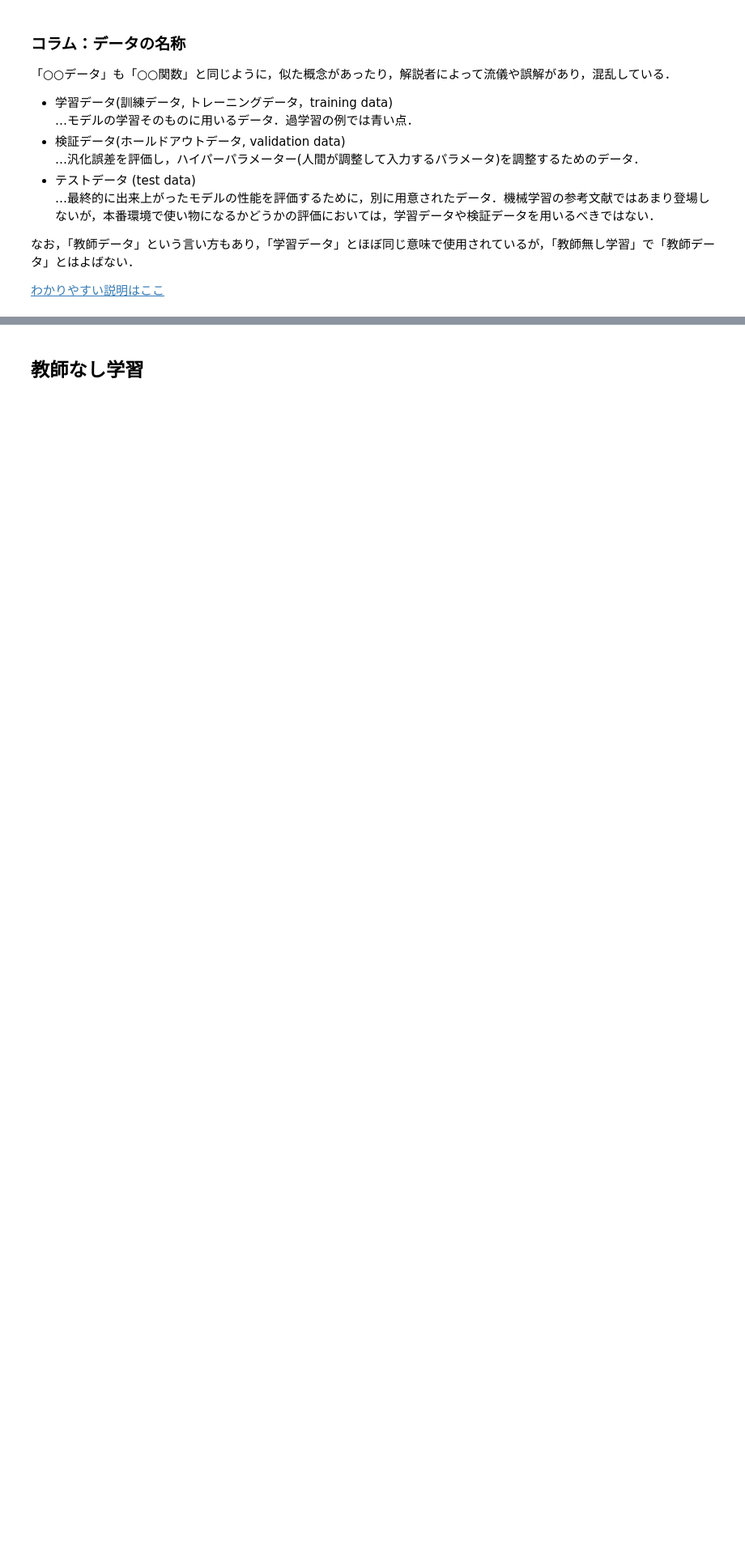
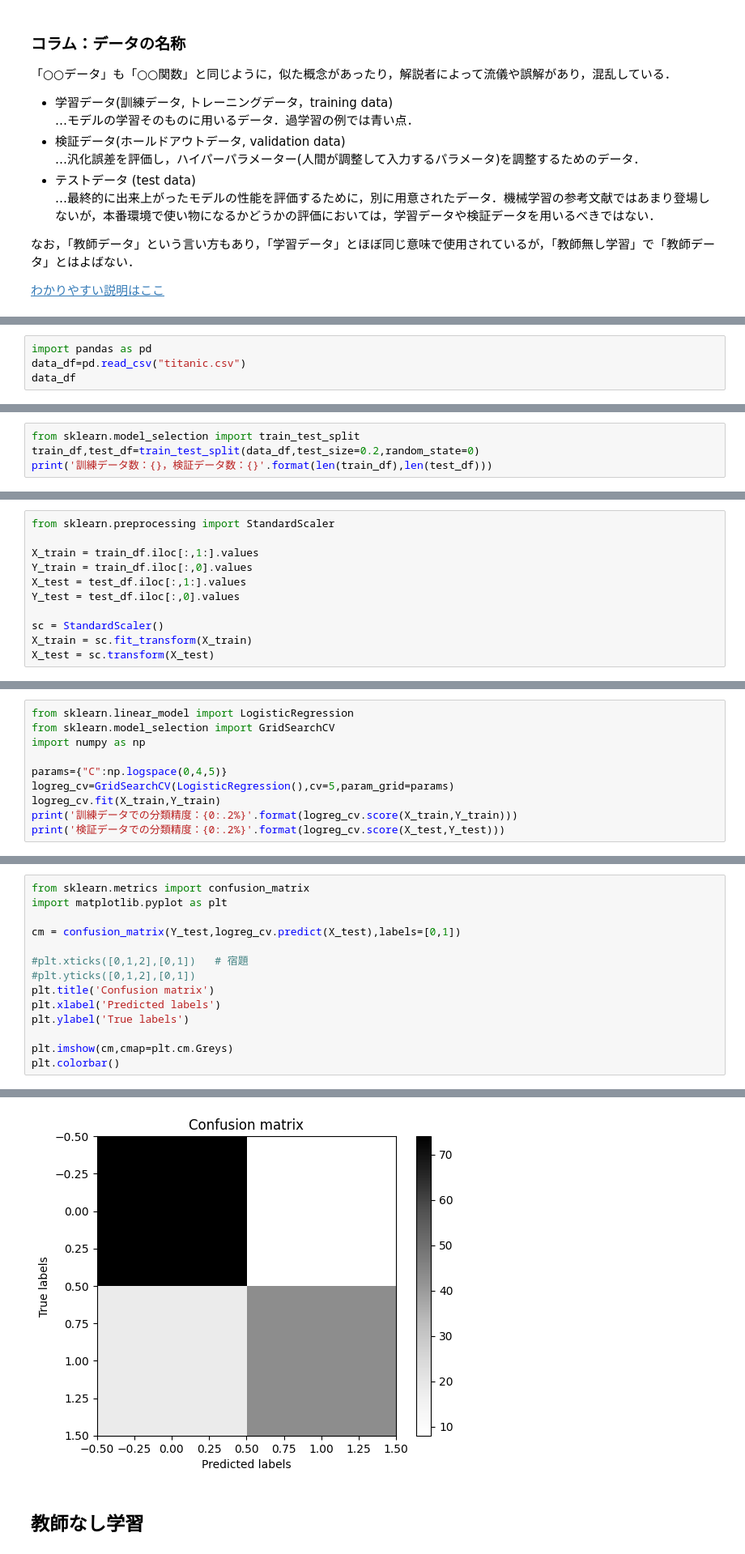
Before and after one commit to yasyamauchi/education, a Jupyter notebook: 2023AI.ipynb, the cells around one changed output, grey strips where cells are left out. Shown: that part at 81% size. Cells and saved outputs as stored; diff of their text form; blank space fills up the shorter version.

```diff
--- a/2023AI.ipynb
+++ b/2023AI.ipynb
@@ -730,0 +739,4 @@ plt.show()
+# %%
+import pandas as pd
+data_df=pd.read_csv("titanic.csv")
+data_df
@@ -730,0 +816,4 @@ plt.show()
+# %%
+from sklearn.model_selection import train_test_split
+train_df,test_df=train_test_split(data_df,test_size=0.2,random_state=0)
+print('訓練データ数：{}，検証データ数：{}'.format(len(train_df),len(test_df)))
@@ -730,0 +826,11 @@ plt.show()
+# %%
+from sklearn.preprocessing import StandardScaler
+
+X_train = train_df.iloc[:,1:].values
+Y_train = train_df.iloc[:,0].values
+X_test = test_df.iloc[:,1:].values
+Y_test = test_df.iloc[:,0].values
+
+sc = StandardScaler()
+X_train = sc.fit_transform(X_train)
+X_test = sc.transform(X_test)
@@ -730,0 +846,10 @@ plt.show()
+# %%
+from sklearn.linear_model import LogisticRegression
+from sklearn.model_selection import GridSearchCV
+import numpy as np
+
+params={"C":np.logspace(0,4,5)}
+logreg_cv=GridSearchCV(LogisticRegression(),cv=5,param_grid=params)
+logreg_cv.fit(X_train,Y_train)
+print('訓練データでの分類精度：{0:.2%}'.format(logreg_cv.score(X_train,Y_train)))
+print('検証データでの分類精度：{0:.2%}'.format(logreg_cv.score(X_test,Y_test)))
@@ -730,0 +861,15 @@ plt.show()
+# %%
+from sklearn.metrics import confusion_matrix
+import matplotlib.pyplot as plt
+
+cm = confusion_matrix(Y_test,logreg_cv.predict(X_test),labels=[0,1])
+
+#plt.xticks([0,1,2],[0,1])   # 宿題
+#plt.yticks([0,1,2],[0,1])
+plt.title('Confusion matrix')
+plt.xlabel('Predicted labels')
+plt.ylabel('True labels')
+
+plt.imshow(cm,cmap=plt.cm.Greys)
+plt.colorbar()
+# %% [output]
@@ -731,3 +877,4 @@ plt.show()
+[figure, added]
 # %% [markdown]
 ## 教師なし学習
 # %% [markdown]
```
Also changed, not shown: parts of 19 cells of this notebook.
